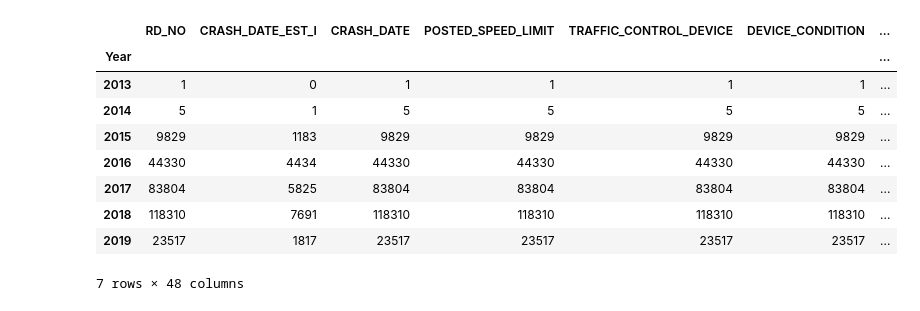
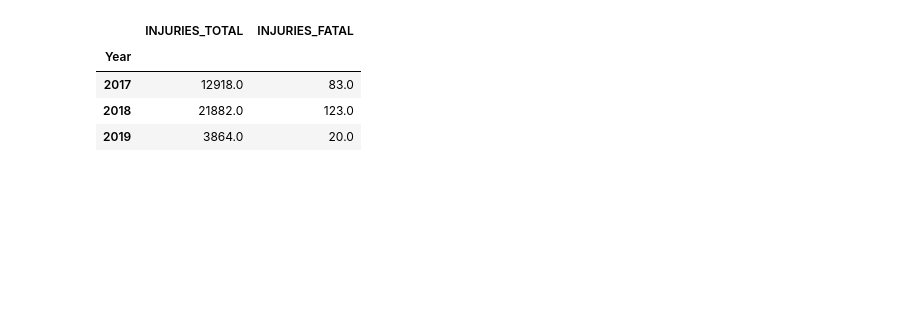
Before and after one commit to emharen/Project-One, a Jupyter notebook: CrashDataGraphs.ipynb, the cells around one changed output. Saved outputs shown, nothing was run; the diff lists cells and outputs as text; code cells hidden in the pictures; blank space fills up the shorter version.

```diff
--- a/CrashDataGraphs.ipynb
+++ b/CrashDataGraphs.ipynb
@@ -27,15 +27,10 @@ Index(['RD_NO', 'CRASH_DATE_EST_I', 'CRASH_DATE', 'POSTED_SPEED_LIMIT',
 # %%
 #Yearly Summary
 yearly = crashes_df.groupby("Year")
-yearly.count()
+yearly[["INJURIES_TOTAL", "INJURIES_FATAL"]].sum()
 # %% [output]
-|  | RD_NO | CRASH_DATE_EST_I | CRASH_DATE | POSTED_SPEED_LIMIT | TRAFFIC_CONTROL_DEVICE | DEVICE_CONDITION | ... |
-| Year |  |  |  |  |  |  | ... |
-| 2013 | 1 | 0 | 1 | 1 | 1 | 1 | ... |
-| 2014 | 5 | 1 | 5 | 5 | 5 | 5 | ... |
-| 2015 | 9829 | 1183 | 9829 | 9829 | 9829 | 9829 | ... |
-| 2016 | 44330 | 4434 | 44330 | 44330 | 44330 | 44330 | ... |
-| 2017 | 83804 | 5825 | 83804 | 83804 | 83804 | 83804 | ... |
-| 2018 | 118310 | 7691 | 118310 | 118310 | 118310 | 118310 | ... |
-| 2019 | 23517 | 1817 | 23517 | 23517 | 23517 | 23517 | ... |
+|  | INJURIES_TOTAL | INJURIES_FATAL |
+| Year |  |  |
+| 2017 | 12918.0 | 83.0 |
+| 2018 | 21882.0 | 123.0 |
+| 2019 | 3864.0 | 20.0 |
-7 rows × 48 columns
```
Also changed, not shown: 2 other files.
